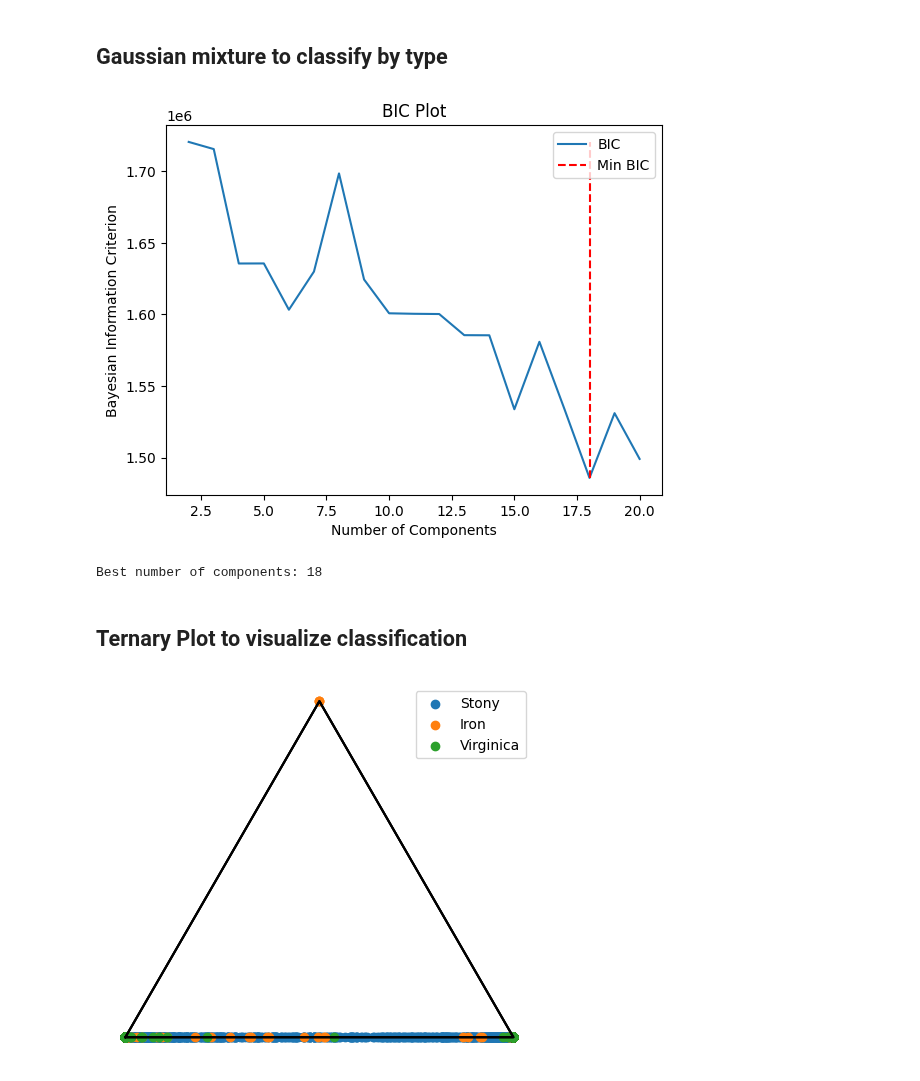
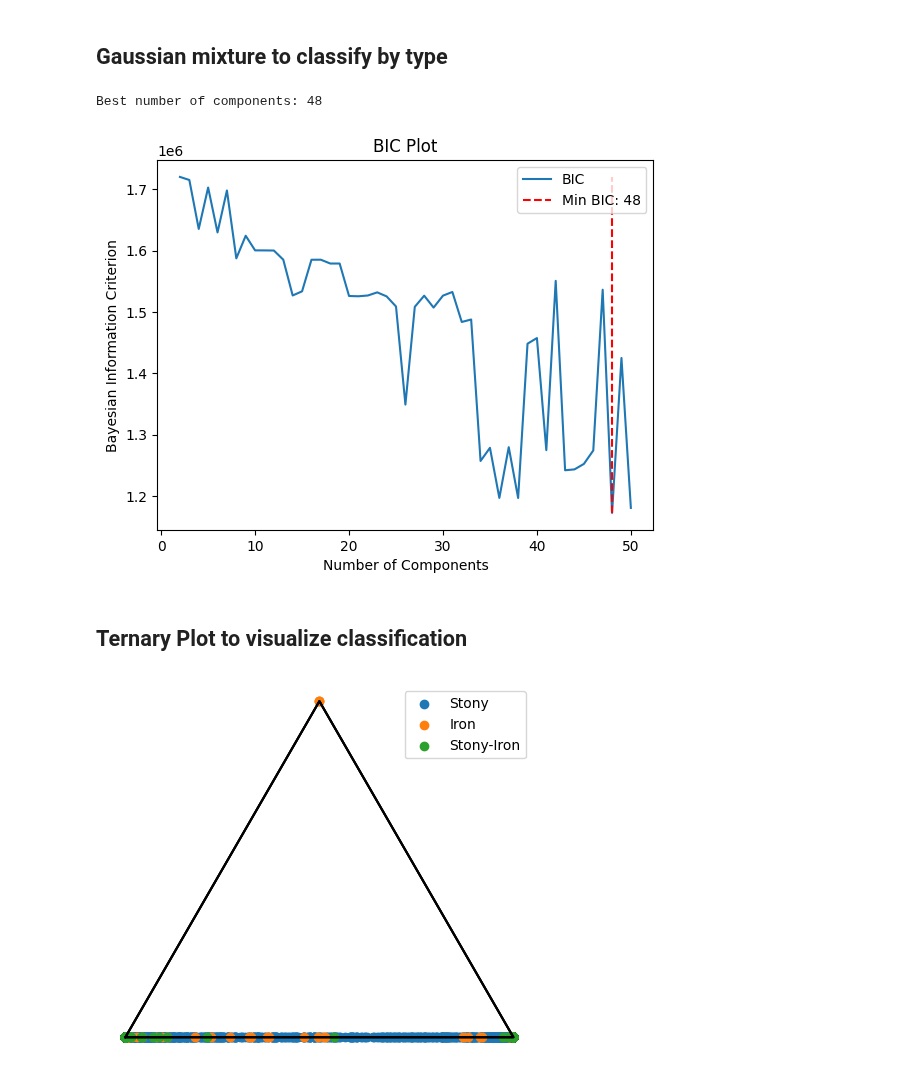
Before and after one commit to queue-h/ISCI-396, a Jupyter notebook: final_project/research.ipynb, the cells around one changed output. Saved outputs shown, nothing was run; the diff lists cells and outputs as text; code cells hidden in the pictures.

```diff
--- a/final_project/research.ipynb
+++ b/final_project/research.ipynb
@@ -5,8 +5,8 @@ import re
 import pandas as pd
 import matplotlib.pyplot as plt
 
-df = pd.read_csv("Meteorite_Landings.csv")
-df = df.dropna()
+all_meteorites = pd.read_csv("Meteorite_Landings.csv")
+all_meteorites = all_meteorites.dropna()
 
 # 1 = stony, 2 = iron, 3 = stony-iron
 def match_class(type_str):
@@ -86,11 +86,11 @@ def match_class(type_str):
         return 1
 
 type_list = []
-for index in range(len(df["recclass"])):
-    type_str = df["recclass"].iloc[index]
+for index in range(len(all_meteorites["recclass"])):
+    type_str = all_meteorites["recclass"].iloc[index]
     type = match_class(type_str)
     if type is not None:
         type_list.append(type)
 
-df['Class Number'] = type_list
+all_meteorites['Class Number'] = type_list
 # %% [markdown]
@@ -252,34 +285,38 @@ plt.show()
 # %%
 from sklearn.mixture import GaussianMixture
 import numpy as np
 
-X = df[["mass (g)", "year", "reclong", "reclat"]]
-y = df[["Class Number"]]
+X = all_meteorites[["mass (g)", "year", "reclong", "reclat"]]
+y = all_meteorites[["Class Number"]]
 
 bic = []
 min_iter = 2
 max_iter = 50 + 1
 n_steps = 1
 for n_clusters in range(min_iter, max_iter, n_steps):
     gmm = GaussianMixture(n_components=n_clusters).fit(X)
     bic.append(gmm.bic(X))
 plt.plot(range(min_iter, max_iter, n_steps), bic, label='BIC')
+min_bic = np.argmin(bic) * n_steps + min_iter
+print(f"Best number of components: {min_bic}")
 plt.title('BIC Plot')
 plt.xlabel('Number of Components')
 plt.ylabel('Bayesian Information Criterion')
-plt.vlines(np.argmin(bic) * n_steps + min_iter, min(bic), max(bic), ls='--', color='red', label = 'Min BIC')
+plt.vlines(np.argmin(bic) * n_steps + min_iter, min(bic), max(bic), ls='--', color='red', label = f'Min BIC: {min_bic}')
 plt.legend()
+plt.savefig("./bayesian-information-criterion.png", format='png')
 plt.show()
-min_bic = np.argmin(bic) * n_steps + min_iter
-print(f"Best number of components: {min_bic}")
+
+# takes 4.5 mins to run
 # %% [output]
+Best number of components: 48
-[figure, old version]
+[figure, new version]
-Best number of components: 18
 # %% [markdown]
 ## Ternary Plot to visualize classification
 # %%
-X = df[["mass (g)", "year", "reclong", "reclat"]]
-y = df["Class Number"]
+
+X = all_meteorites[["mass (g)", "year", "reclong", "reclat"]]
+y = all_meteorites["Class Number"]
 
 def ternary_plot(abc, label=None):
     """
@@ -304,6 +341,7 @@ def ternary_plot(abc, label=None):
     if label is not None:
         plt.legend(loc='best')
     plt.gca().set_aspect('equal')
+    plt.savefig(f"ternary_plot.png", format='png')
 
 
 stony = X[y == 1]
@@ -315,6 +353,6 @@ iron_gauss = gmm.predict_proba(iron)
 stony_iron_gauss = gmm.predict_proba(stony_iron)
 ternary_plot(stony_gauss, label='Stony')
 ternary_plot(iron_gauss, label='Iron')
-ternary_plot(stony_iron_gauss, label='Virginica')
+ternary_plot(stony_iron_gauss, label='Stony-Iron')
 # %% [output]
-[figure, old version]
+[figure, new version]
```
Also changed, not shown: parts of 8 cells of this notebook, 7 other files.
